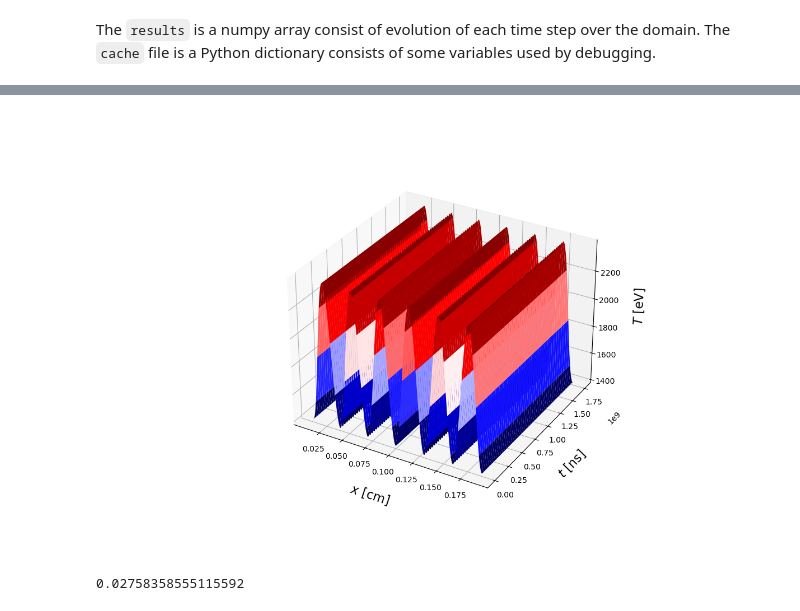
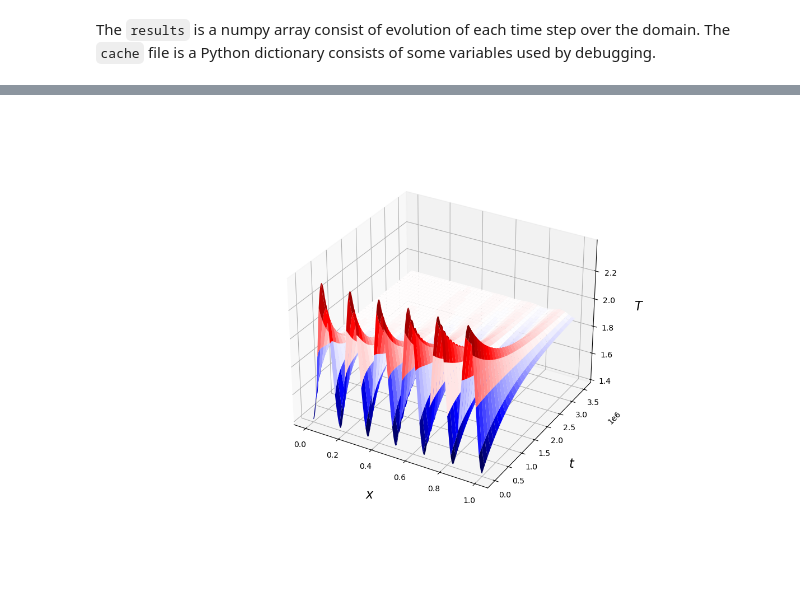
Before and after one commit to Lexmidan/arameic-mishmash, a Jupyter notebook: DRPzapocet/time-evolv-heatflux.ipynb, the cells around one changed output, grey strips where cells are left out. Drawn from its saved outputs; the diff is of its cells as text; code cells hidden in the pictures.

```diff
--- a/DRPzapocet/time-evolv-heatflux.ipynb
+++ b/DRPzapocet/time-evolv-heatflux.ipynb
@@ -57,0 +20,2 @@ Heat Conduction Solver
+# %%
+para = param.main()
@@ -57,0 +28,2 @@ Heat Conduction Solver
+# %%
+results, cache = hc.solve(para)
@@ -80,11 +49,0 @@ init_profile
-# %%
-# Enables better (IMO) styles for plots in cost of perfomance
-if False:
-    import scienceplots
-    plt.style.use('science')
-#
-
-T = pd.DataFrame(results)
-
-heatflux3d = pd.DataFrame(heatflux, columns=T.columns,index=T.index)
-endframe = -1  #last timestep that will be visualized. I use it in case hc.solve calculation is corrupted in order to all e
@@ -95,9 +50,5 @@ It can be seen that the temperature over the var is increasing as time elapses.
 # %%
-##NONLOCAL
-hc.evolutionField(T[T.columns[:endframe]], r'$T$ [eV]')
+T = pd.DataFrame(results)
+hc.evolutionField(T[T.columns[:]], r'$T$')
 # %% [output]
-[figure, old version]
+[figure, new version]
-# %%
-sum(abs(T[T.columns[1]] - T[T.columns[100]]))
-# %% [output]
-0.02758358555115592
```
Also changed, not shown: parts of 22 cells of this notebook, 9 other files.
